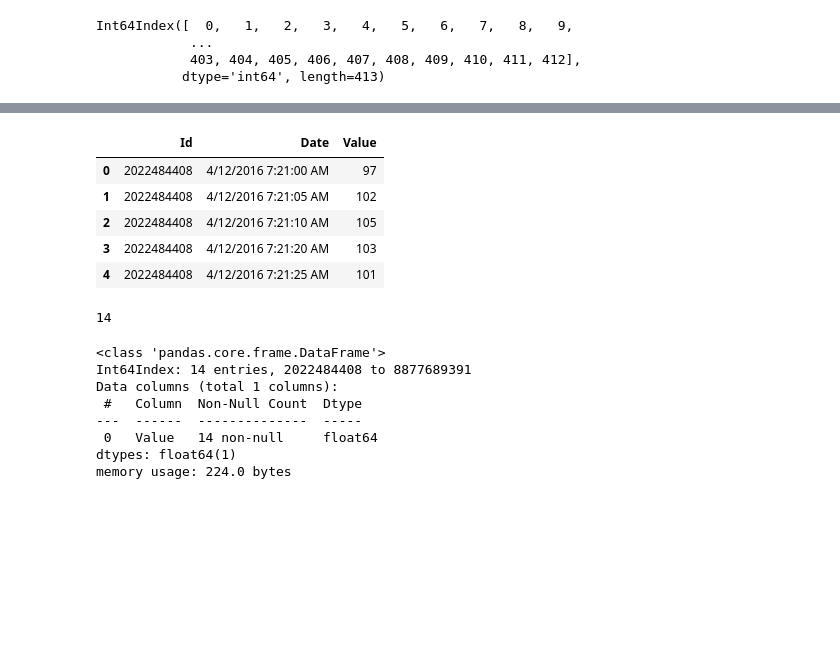
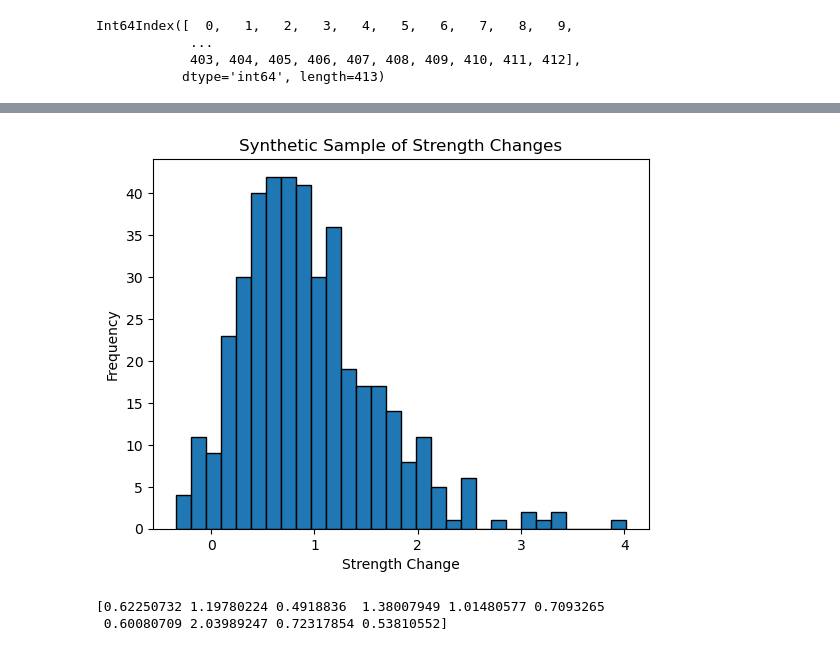
Before and after one commit to mainfranco/Fitness-Data, a Jupyter notebook: Fitness Data.ipynb, the cells around one changed output, grey strips where cells are left out. Saved outputs shown, nothing was run; the diff lists cells and outputs as text; code cells hidden in the pictures; blank space fills up the shorter version.

```diff
--- a/Fitness Data.ipynb
+++ b/Fitness Data.ipynb
@@ -297,33 +296,24 @@ my_df.head()
 # %%
-size = 1000  # number of samples
+size = len(my_df)  # number of samples
 alpha = 4  # Positive value for right skew
 loc = 0.1  # Location (mean)
 scale = 1  # Scale (standard deviation)
 
 # Generate skewed normal distributed values
 strength_changes = skewnorm.rvs(alpha, loc, scale, size=size)
 
 # Plot the distribution
 plt.hist(strength_changes, bins=30, edgecolor='black')
 plt.xlabel('Strength Change')
 plt.ylabel('Frequency')
 plt.title('Synthetic Sample of Strength Changes')
 plt.show()
 
 # Example output
 print(strength_changes[:10])  # Print first 10 samples
 
 my_df['strength_gains'] = strength_changes
+# %% [output]
+[figure, added]
+[0.62250732 1.19780224 0.4918836  1.38007949 1.01480577 0.7093265
+ 0.60080709 2.03989247 0.72317854 0.53810552]
-# %%
-heart_rate.head()
-# %% [output]
-|  | Id | Date | Value |
-| 0 | 2022484408 | 4/12/2016 7:21:00 AM | 97 |
-| 1 | 2022484408 | 4/12/2016 7:21:05 AM | 102 |
-| 2 | 2022484408 | 4/12/2016 7:21:10 AM | 105 |
-| 3 | 2022484408 | 4/12/2016 7:21:20 AM | 103 |
-| 4 | 2022484408 | 4/12/2016 7:21:25 AM | 101 |
-# %%
-len(heart_rate['Id'].unique())
-# %% [output]
-14
@@ -333,11 +319,0 @@ avg_hr = pd.DataFrame(avg_hr)
-# %%
-avg_hr.info()
-# %% [output]
-<class 'pandas.core.frame.DataFrame'>
-Int64Index: 14 entries, 2022484408 to 8877689391
-Data columns (total 1 columns):
- #   Column  Non-Null Count  Dtype
----  ------  --------------  -----
- 0   Value   14 non-null     float64
-dtypes: float64(1)
-memory usage: 224.0 bytes
```
Also changed, not shown: parts of 42 cells of this notebook.
